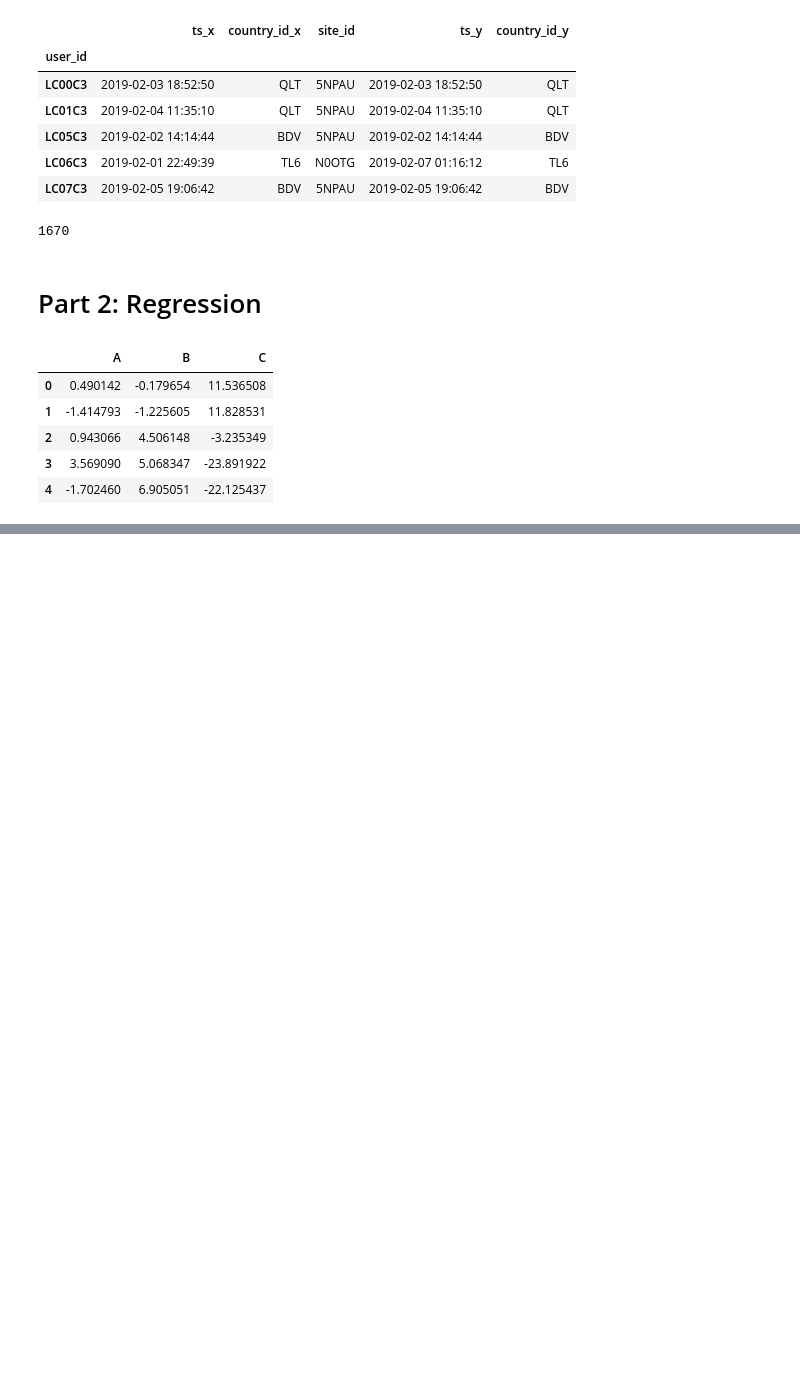
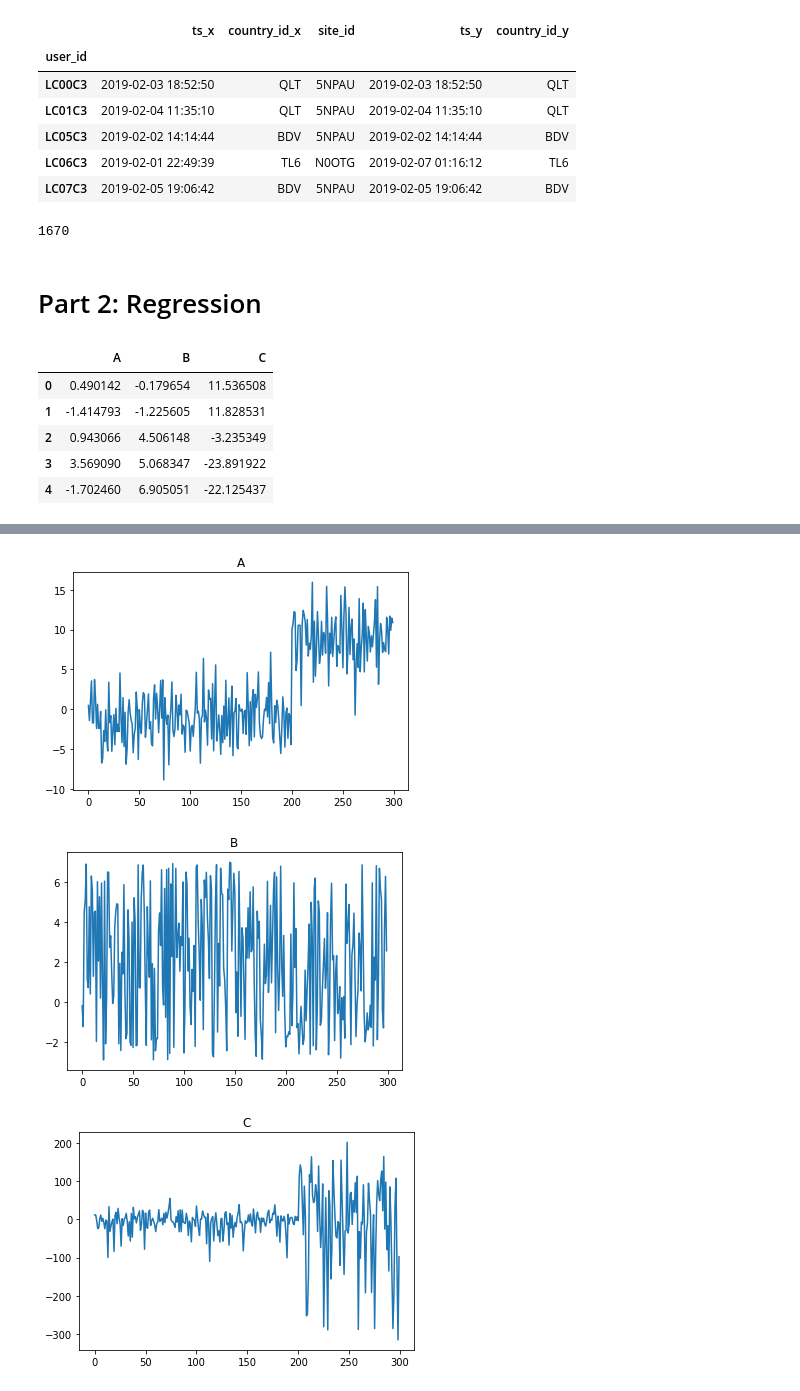
Before and after one commit to abhilampard/Multiple-Linear-Regression-From-Scratch, a Jupyter notebook: Abhishek Patil - Moloco (Data Scientist position).ipynb, the cells around one changed output, grey strips where cells are left out. Drawn from its saved outputs; the diff is of its cells as text; code cells hidden in the pictures; blank space fills up the shorter version.

```diff
--- a/Abhishek Patil - Moloco (Data Scientist position).ipynb
+++ b/Abhishek Patil - Moloco (Data Scientist position).ipynb
@@ -162,3 +151,26 @@ plt.plot(df_2['C'])
+# %%
+def replace_outlier(val, mean, std):
+    if val > mean + 3*std:
+        return median
+    elif val < mean - 3*std:
+        return median
+    return val
+
+for col in df_2.columns:
+    median = df_2[col].median()
+    mean = df_2[col].mean()
+    std_dev = df_2[col].std(axis=0)
+    df_2[col] = df_2[col].map(lambda x: replace_outlier(x, mean, std_dev))
+# %%
+for i, col in enumerate(df_2.columns):
+    df_2[col].plot(fig=plt.figure(i))
+    plt.title(col)
+
+plt.show()
+# %% [output]
+[figure, added]
+[figure, added]
+[figure, added]
 # %%
 df_2['AxB'] = df_2['A'] * df_2['B']
 plt.plot(df_2['AxB'])
```
Also changed, not shown: parts of 20 cells of this notebook.
